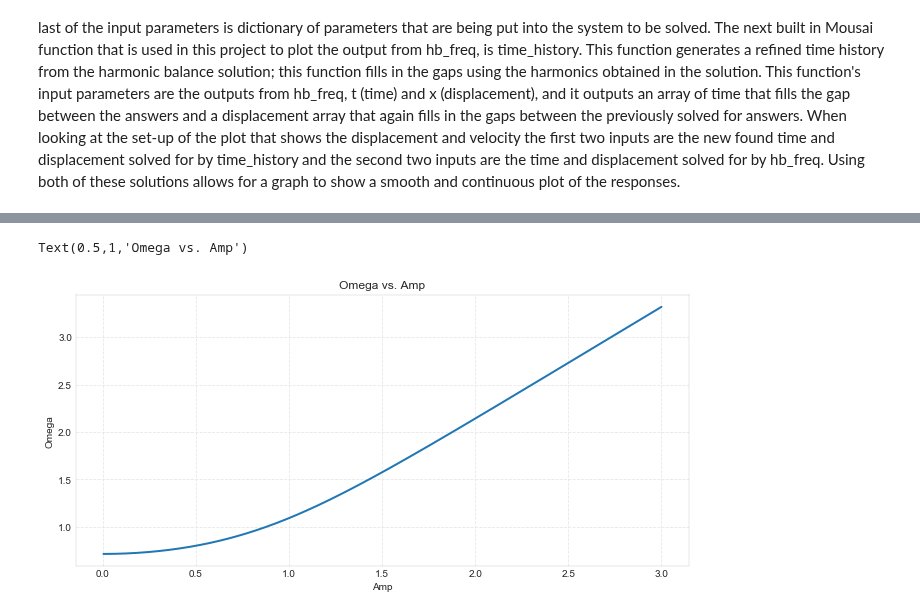
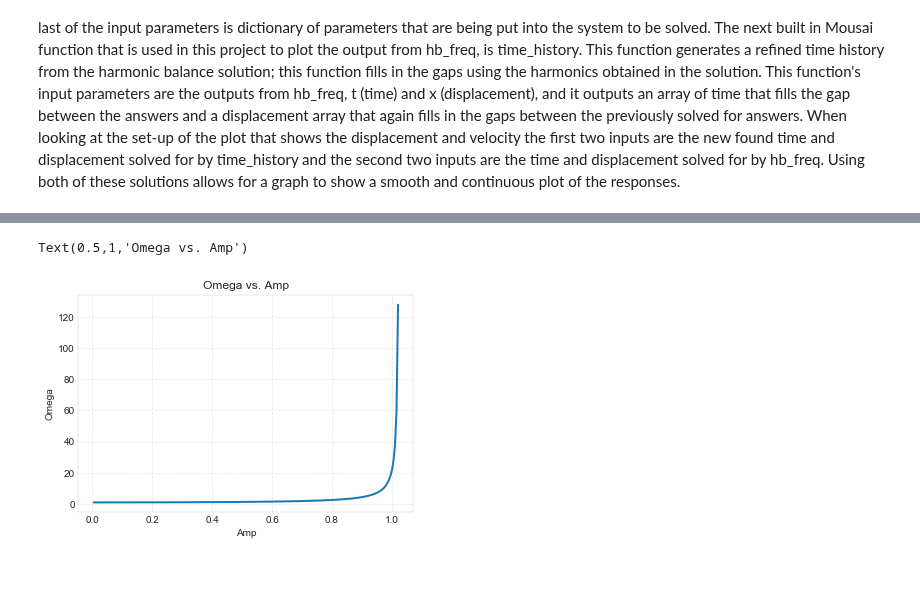
Before and after one commit to w320alm/Non_Linear_System_with_Mousai, a Jupyter notebook: NLSMousai.ipynb, the cells around one changed output, grey strips where cells are left out. Drawn from its saved outputs; the diff is of its cells as text; code cells hidden in the pictures; blank space fills up the shorter version.

```diff
--- a/NLSMousai.ipynb
+++ b/NLSMousai.ipynb
@@ -109,28 +110,31 @@ plt.grid(True)
+# %%
+nu1 = 0.00000005
+nu2 = 0.00000005
 # %%
 omega = np.arange(0, 3, 1 / 200) + 1 / 200
 amp = sp.zeros_like(omega)
 amp[:] = np.nan
 t, x, e, amps, phases = ms.hb_time(nls_ms, num_variables=2,
-                                 omega=1 , eqform='second_order', num_harmonics=1,params={'nu1':0.05,'nu2':0.025,'k':0.05,'alpha1':1,'alpha3':1})
+                                 omega=1 , eqform='second_order', num_harmonics=1,params={'nu1':nu1,'nu2':nu2,'k':0.05,'alpha1':1,'alpha3':1})
 for i, freq in enumerate(omega):
     # Here we try to obtain solutions, but if they don't work,
     # we ignore them by inserting `np.nan` values.
     x = x - sp.average(x)
     try:
         t, x, e, amps, phases = ms.hb_time(nls_ms, x0=x,
-                 omega=freq, eqform='second_order', num_harmonics=1,params={'nu1':1,'nu2':0.05,'k':0.05,'alpha1':1,'alpha3':1})
+                 omega=freq, eqform='second_order', num_harmonics=1,params={'nu1':nu1,'nu2':nu2,'k':0.05,'alpha1':1,'alpha3':1})
         amp[i] = amps[0]
     except:
         amp[i] = np.nan
     if np.isnan(amp[i]):
         break
 plt.plot(omega, amp)
 plt.xlabel('Amp')
 plt.ylabel('Omega')
 plt.title('Omega vs. Amp')
 # %% [output]
 Text(0.5,1,'Omega vs. Amp')
-[figure, old version]
+[figure, new version]
 # %%
 omegal = np.arange(3, .03, -1 / 200) + 1 / 200
 ampl = sp.zeros_like(omegal)
```
Also changed, not shown: parts of 5 cells of this notebook.
